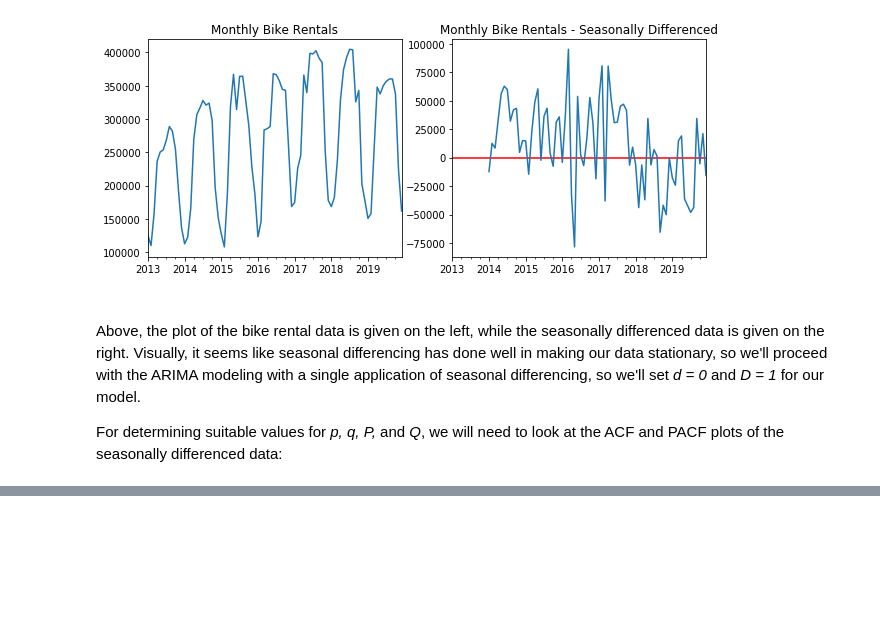
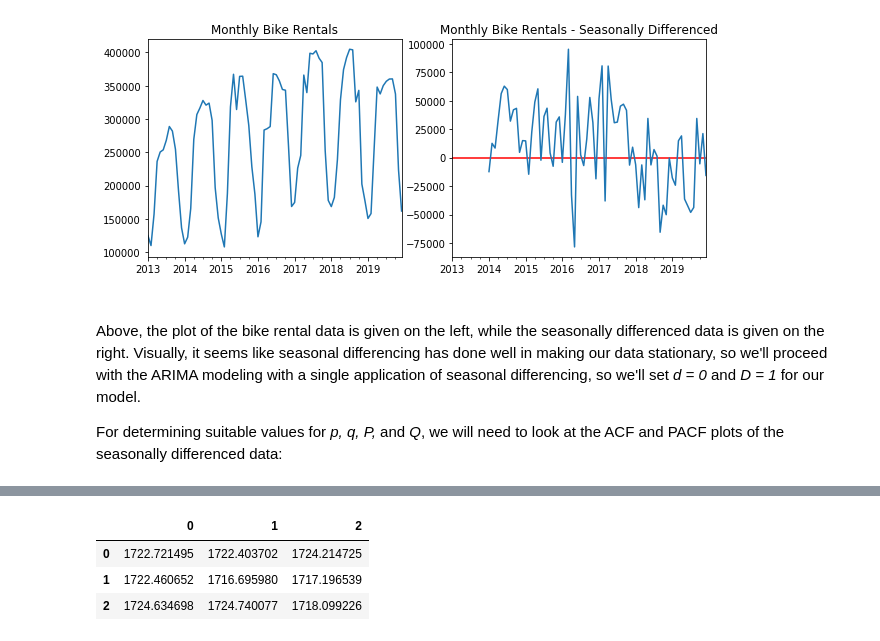
Before and after one commit to Christopher-Liu/bikeshare-ts-analysis, a Jupyter notebook: 3-Modeling_Seasonal_ARIMA.ipynb, the cells around one changed output, grey strips where cells are left out. Saved outputs shown, nothing was run; the diff lists cells and outputs as text; code cells hidden in the pictures; blank space fills up the shorter version.

```diff
--- a/3-Modeling_Seasonal_ARIMA.ipynb
+++ b/3-Modeling_Seasonal_ARIMA.ipynb
@@ -32,0 +45,19 @@ For determining suitable values for _p, q, P,_ and _Q_, we will need to look at
+# %%
+# Try a number of Seasonal ARIMA models so we can choose the one with lowest AICc
+sarima_models = pd.DataFrame(np.zeros((3,3), dtype=float))
+
+for p in range(3):
+    for q in range(3):
+        fit_sarima = SARIMAX(bike['num_rides'], order = (p,0,q), seasonal_order=(1,1,0,12)).fit()
+
+        try:
+            sarima_models.iloc[p,q] = fit_sarima.aicc
+        except:
+            sarima_models.iloc[p,q] = np.nan
+
+sarima_models
+# %% [output]
+|  | 0 | 1 | 2 |
+| 0 | 1722.721495 | 1722.403702 | 1724.214725 |
+| 1 | 1722.460652 | 1716.695980 | 1717.196539 |
+| 2 | 1724.634698 | 1724.740077 | 1718.099226 |
```
Also changed, not shown: parts of 9 cells of this notebook.
